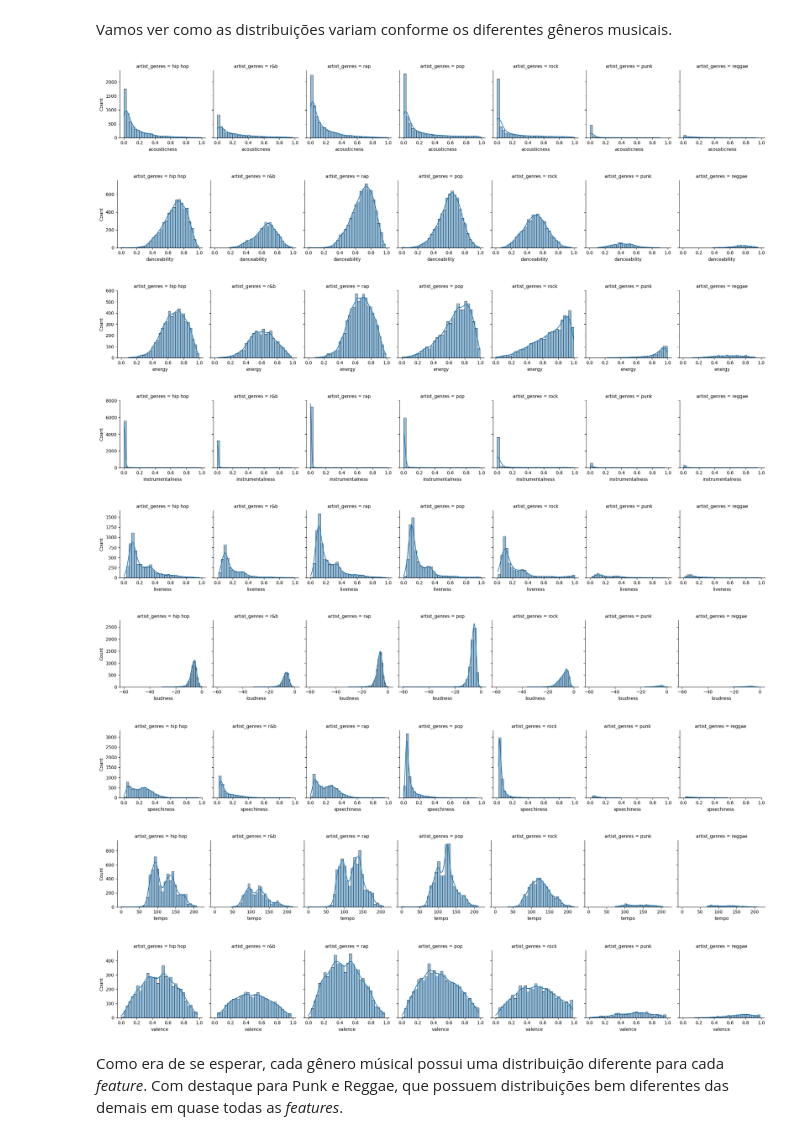
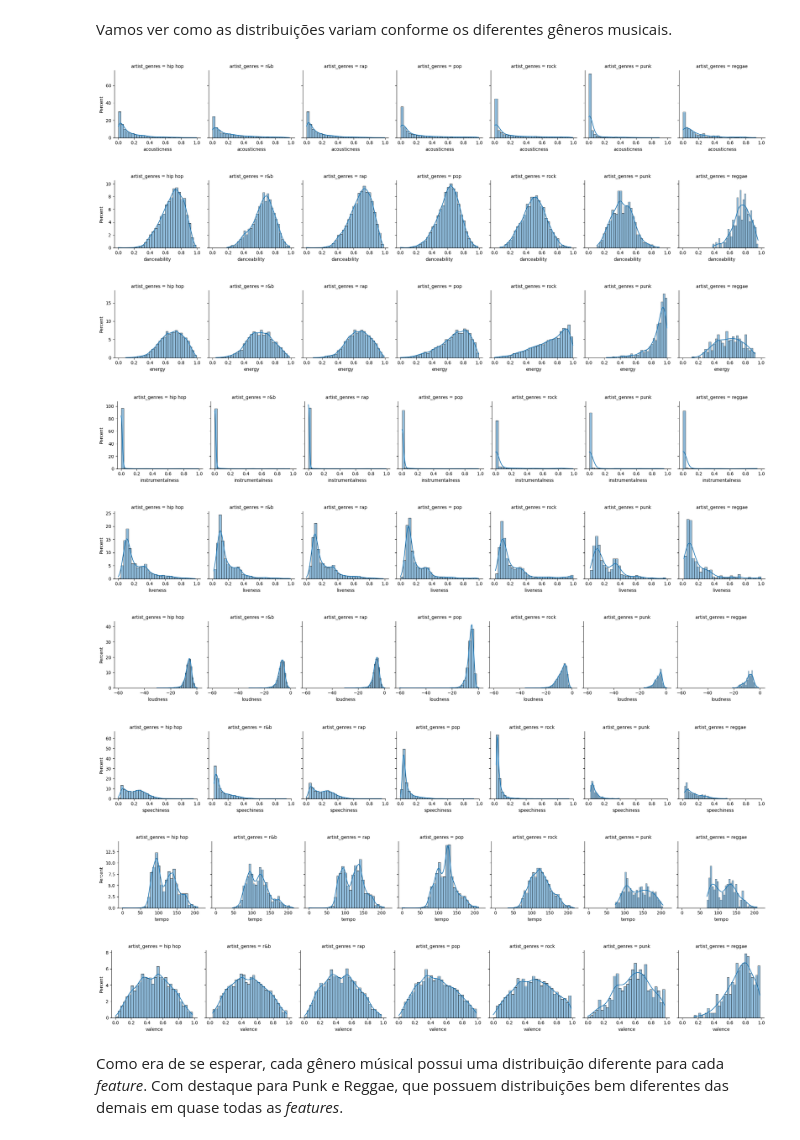
Before and after one commit to Ciencia-de-Dados-IMT-2023/Projeto-Spotify-2023.1, a Jupyter notebook: notebooks/02_EDA.ipynb, the cells around one changed output. Drawn from its saved outputs; the diff is of its cells as text; code cells hidden in the pictures.

```diff
--- a/notebooks/02_EDA.ipynb
+++ b/notebooks/02_EDA.ipynb
@@ -298,7 +295,7 @@ Index(['explicit', 'duration_ms', 'popularity', 'acousticness', 'danceability',
 features = ['acousticness', 'danceability', 'energy', 'instrumentalness', 'liveness', 'loudness', 'speechiness', 'tempo', 'valence']
 
 # Criação da grid de subplots
-fig, axes = plt.subplots(3, 3, figsize=(15, 10))
+fig, axes = plt.subplots(3, 3, figsize=(12, 8))
 
 for i, feature in enumerate(features):
 
@@ -328,19 +325,19 @@ Vamos ver como as distribuições variam conforme os diferentes gêneros musicai
 # %%
 for feature in features:
     plt.rcParams['figure.figsize'] = (20,7)
     g = sns.FacetGrid(df_musicas, col='artist_genres')
-    g.map(sns.histplot, feature, kde=True, bins=30)
+    g.map(sns.histplot, feature, kde=True, bins=30, stat='percent')
     plt.show()
 # %% [output]
-[figure, old version]
+[figure, new version]
-[figure, old version]
+[figure, new version]
-[figure, old version]
+[figure, new version]
-[figure, old version]
+[figure, new version]
-[figure, old version]
+[figure, new version]
-[figure, old version]
+[figure, new version]
-[figure, old version]
+[figure, new version]
-[figure, old version]
+[figure, new version]
-[figure, old version]
+[figure, new version]
 # %% [markdown]
 Como era de se esperar, cada gênero músical possui uma distribuição diferente para cada _feature_. Com destaque para Punk e Reggae, que possuem distribuições bem diferentes das demais em quase todas as _features_.
 # %% [markdown]
```
Also changed, not shown: parts of 14 cells of this notebook, 1 other file.
